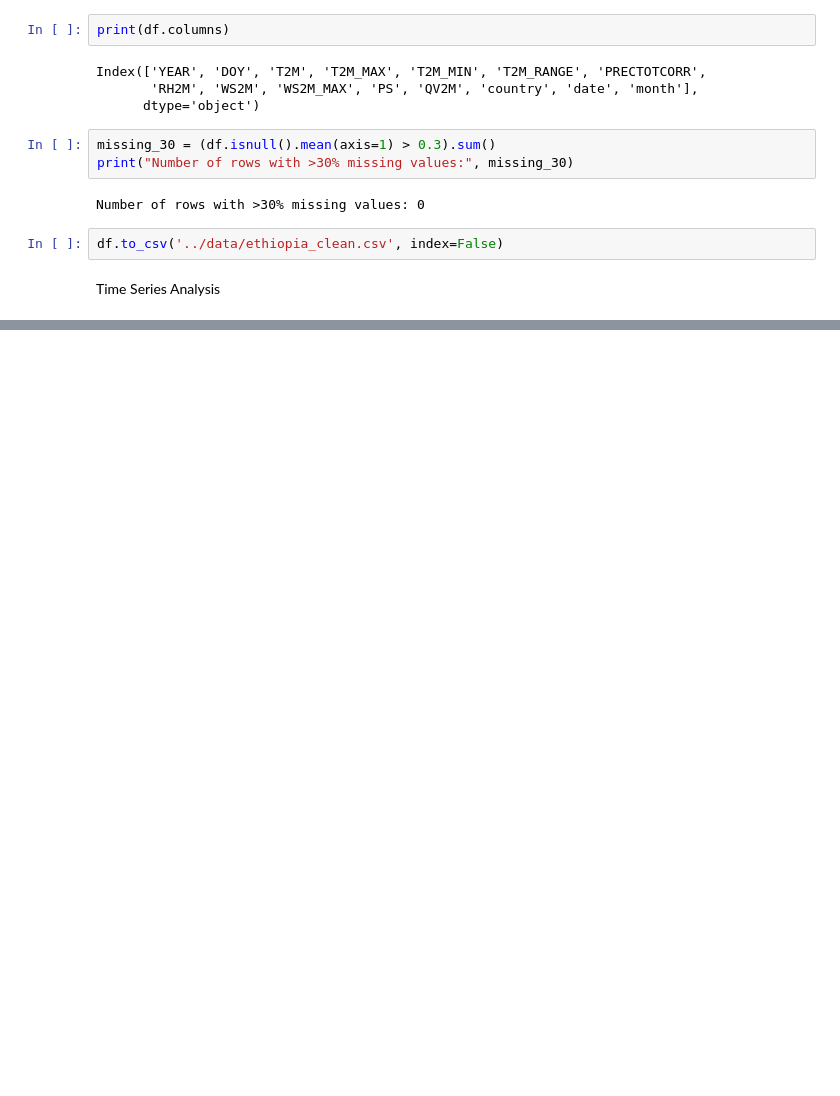
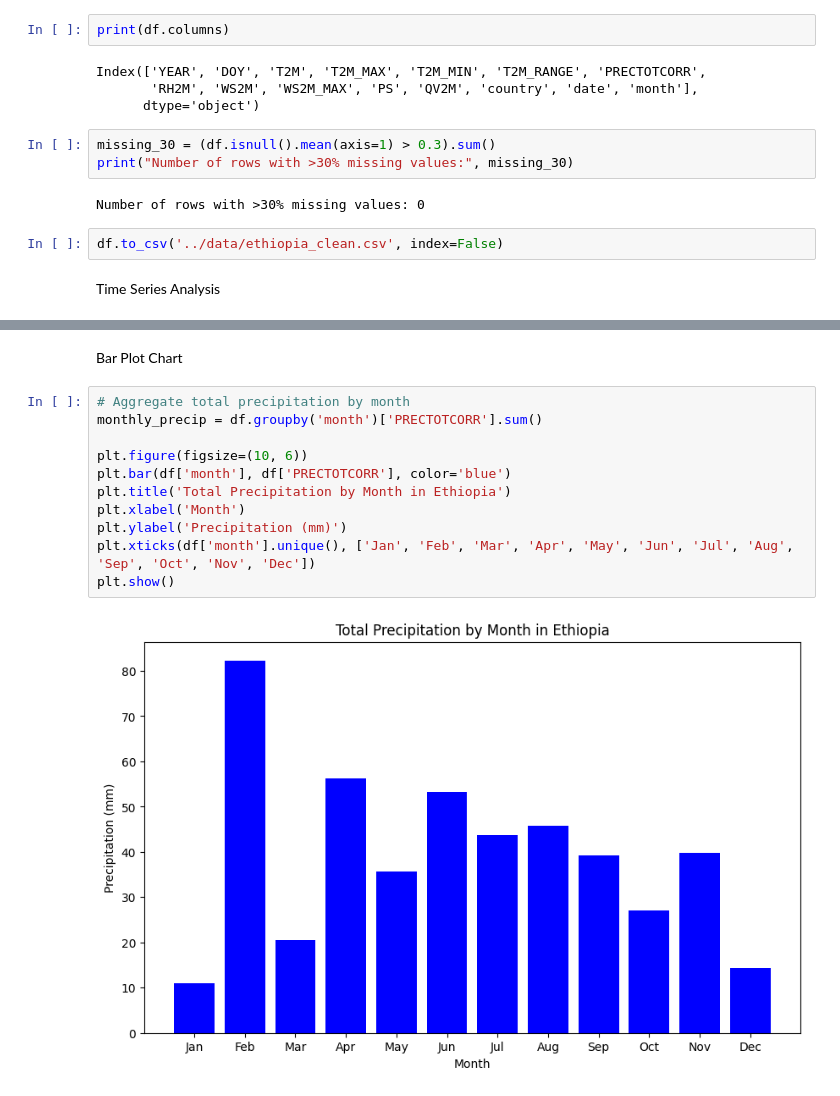
Before and after one commit to tibarekb/climate-challenge-week0, a Jupyter notebook: notebooks/ethiopia_eda.ipynb, the cells around one changed output, grey strips where cells are left out. Saved outputs shown, nothing was run; the diff lists cells and outputs as text; blank space fills up the shorter version.

```diff
--- a/notebooks/ethiopia_eda.ipynb
+++ b/notebooks/ethiopia_eda.ipynb
@@ -123,0 +152,15 @@ Time Series Analysis
+# %% [markdown]
+Bar Plot Chart
+# %%
+# Aggregate total precipitation by month
+monthly_precip = df.groupby('month')['PRECTOTCORR'].sum()
+
+plt.figure(figsize=(10, 6))
+plt.bar(df['month'], df['PRECTOTCORR'], color='blue')
+plt.title('Total Precipitation by Month in Ethiopia')
+plt.xlabel('Month')
+plt.ylabel('Precipitation (mm)')
+plt.xticks(df['month'].unique(), ['Jan', 'Feb', 'Mar', 'Apr', 'May', 'Jun', 'Jul', 'Aug', 'Sep', 'Oct', 'Nov', 'Dec'])
+plt.show()
+# %% [output]
+[figure, added]
```
Also changed, not shown: parts of 5 cells of this notebook.
